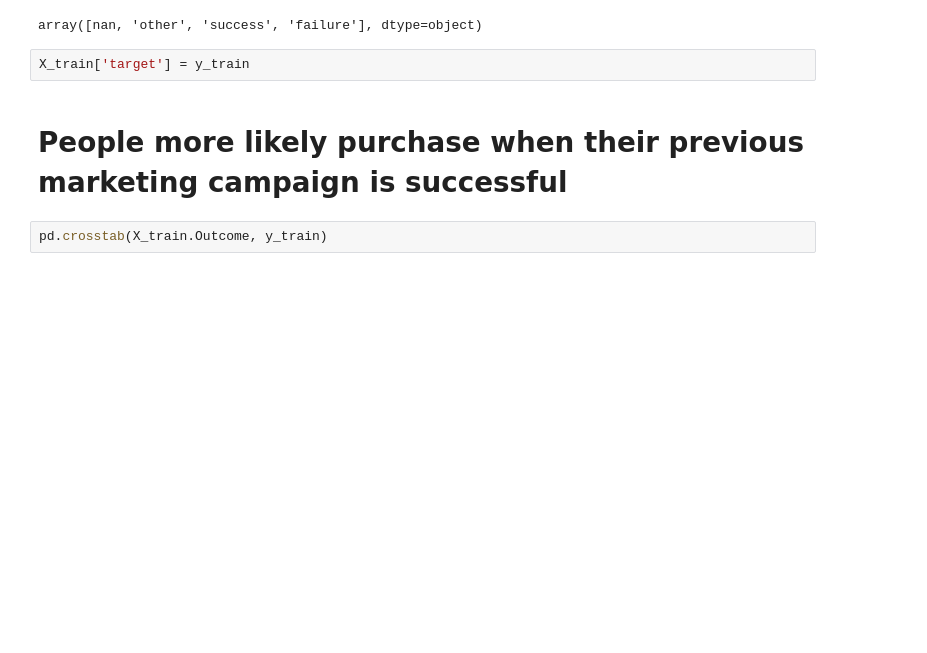
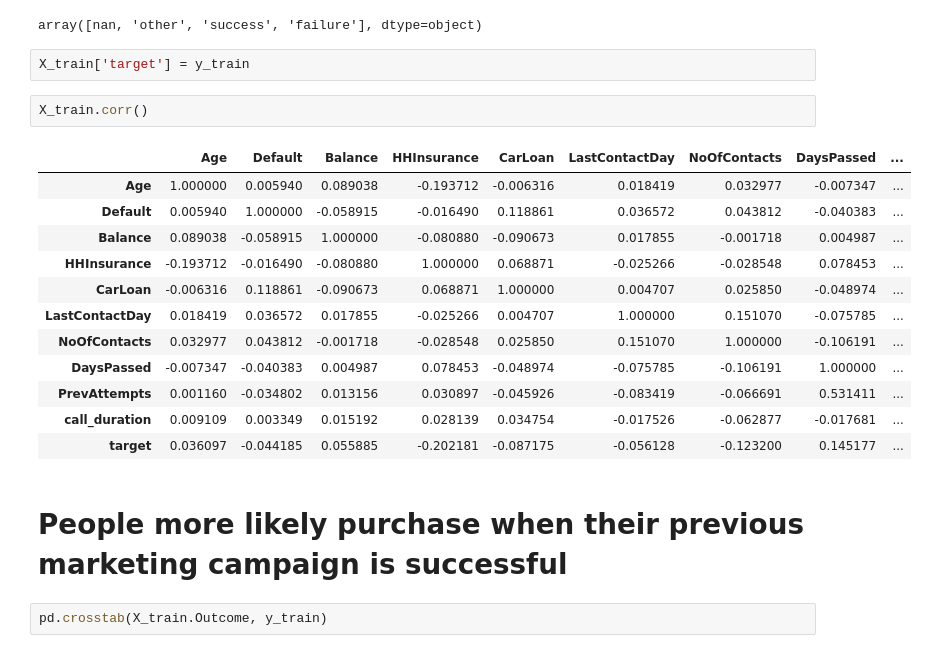
Before and after one commit to VigneshTCD/car_insurance_analysis, a Jupyter notebook: notebooks/EDA.ipynb, the cells around one changed output. Cells and saved outputs as stored; diff of their text form; blank space fills up the shorter version.

```diff
--- a/notebooks/EDA.ipynb
+++ b/notebooks/EDA.ipynb
@@ -164,6 +178,21 @@ X_train.Outcome.unique()
 array([nan, 'other', 'success', 'failure'], dtype=object)
 # %%
 X_train['target'] = y_train
+# %%
+X_train.corr()
+# %% [output]
+|  | Age | Default | Balance | HHInsurance | CarLoan | LastContactDay | NoOfContacts | DaysPassed | ... |
+| Age | 1.000000 | 0.005940 | 0.089038 | -0.193712 | -0.006316 | 0.018419 | 0.032977 | -0.007347 | ... |
+| Default | 0.005940 | 1.000000 | -0.058915 | -0.016490 | 0.118861 | 0.036572 | 0.043812 | -0.040383 | ... |
+| Balance | 0.089038 | -0.058915 | 1.000000 | -0.080880 | -0.090673 | 0.017855 | -0.001718 | 0.004987 | ... |
+| HHInsurance | -0.193712 | -0.016490 | -0.080880 | 1.000000 | 0.068871 | -0.025266 | -0.028548 | 0.078453 | ... |
+| CarLoan | -0.006316 | 0.118861 | -0.090673 | 0.068871 | 1.000000 | 0.004707 | 0.025850 | -0.048974 | ... |
+| LastContactDay | 0.018419 | 0.036572 | 0.017855 | -0.025266 | 0.004707 | 1.000000 | 0.151070 | -0.075785 | ... |
+| NoOfContacts | 0.032977 | 0.043812 | -0.001718 | -0.028548 | 0.025850 | 0.151070 | 1.000000 | -0.106191 | ... |
+| DaysPassed | -0.007347 | -0.040383 | 0.004987 | 0.078453 | -0.048974 | -0.075785 | -0.106191 | 1.000000 | ... |
+| PrevAttempts | 0.001160 | -0.034802 | 0.013156 | 0.030897 | -0.045926 | -0.083419 | -0.066691 | 0.531411 | ... |
+| call_duration | 0.009109 | 0.003349 | 0.015192 | 0.028139 | 0.034754 | -0.017526 | -0.062877 | -0.017681 | ... |
+| target | 0.036097 | -0.044185 | 0.055885 | -0.202181 | -0.087175 | -0.056128 | -0.123200 | 0.145177 | ... |
 # %% [markdown]
 # People more likely purchase when their previous marketing campaign is successful
 # %%
```
Also changed, not shown: parts of 9 cells of this notebook, 2 other files.
